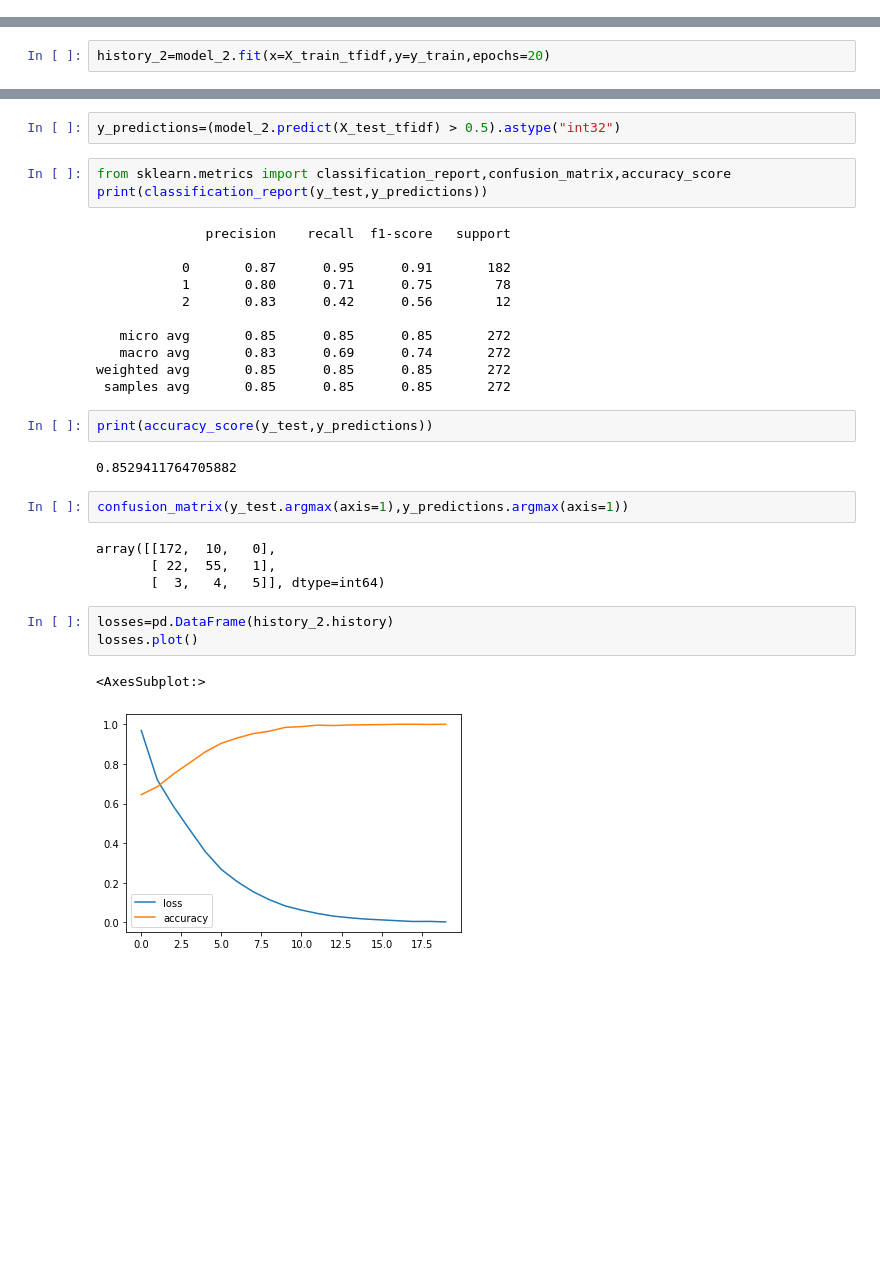
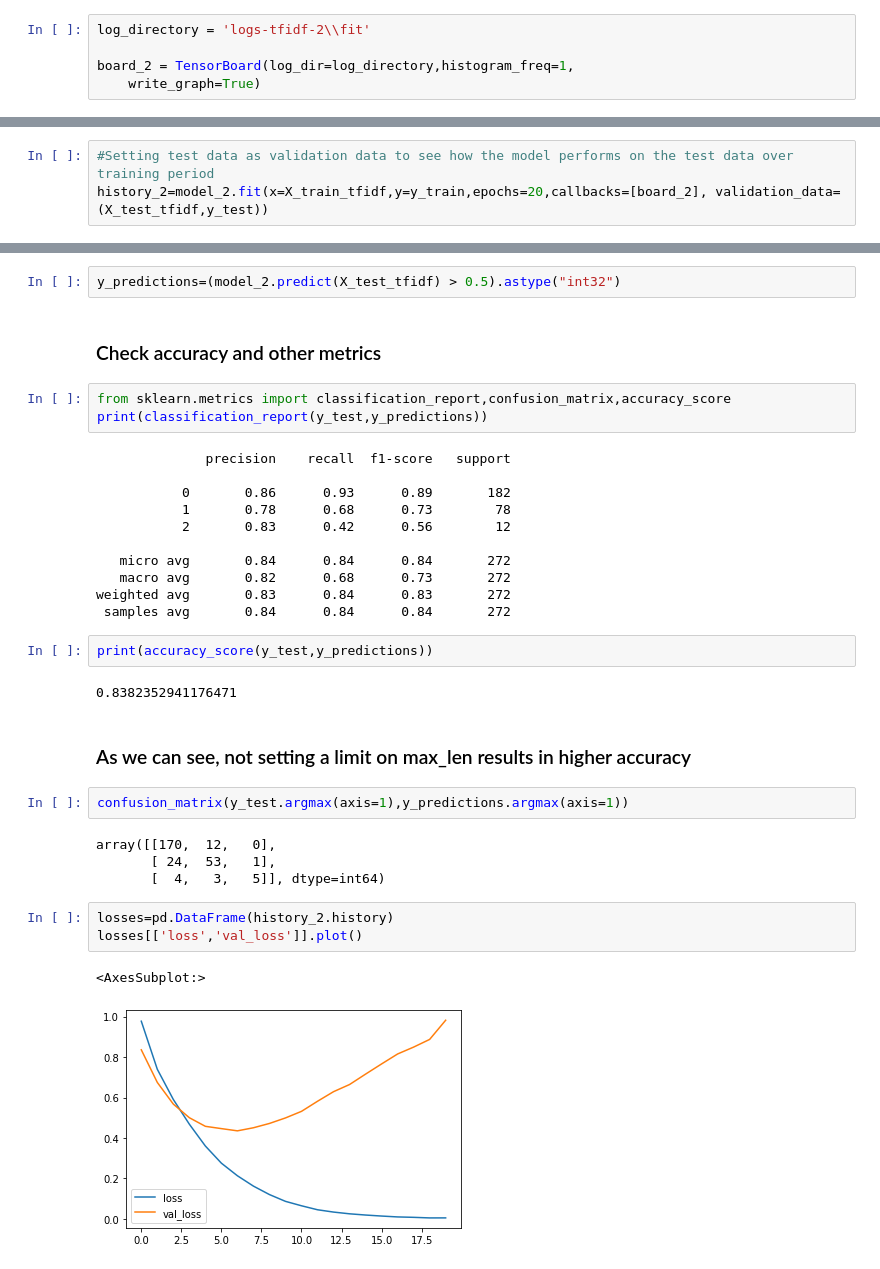
Before and after one commit to varun-pradhan-117/tweet-classification, a Jupyter notebook: tweet_notebook_tfidf.ipynb, the cells around one changed output, grey strips where cells are left out. Saved outputs shown, nothing was run; the diff lists cells and outputs as text; blank space fills up the shorter version.

```diff
--- a/tweet_notebook_tfidf.ipynb
+++ b/tweet_notebook_tfidf.ipynb
@@ -290,0 +328,5 @@ X_test_tfidf=pd.DataFrame(X_test_tfidf)
+# %%
+log_directory = 'logs-tfidf-2\\fit'
+
+board_2 = TensorBoard(log_dir=log_directory,histogram_freq=1,
+    write_graph=True)
@@ -298,5 +342,3 @@ model_2.add(Dropout(0.2))
 model_2.add(Dense(activation='relu',units=32))
 model_2.add(Dense(activation='softmax',units=3))
 model_2.compile(optimizer='rmsprop',loss='categorical_crossentropy',metrics=['accuracy'])
-# %%
-history_2=model_2.fit(x=X_train_tfidf,y=y_train,epochs=20)
@@ -320,0 +345,3 @@ Epoch 20/20
+# %%
+#Setting test data as validation data to see how the model performs on the test data over training period
+history_2=model_2.fit(x=X_train_tfidf,y=y_train,epochs=20,callbacks=[board_2], validation_data=(X_test_tfidf,y_test))
@@ -321,32 +368,36 @@ Epoch 20/20
 # %%
 y_predictions=(model_2.predict(X_test_tfidf) > 0.5).astype("int32")
+# %% [markdown]
+### Check accuracy and other metrics
 # %%
 from sklearn.metrics import classification_report,confusion_matrix,accuracy_score
 print(classification_report(y_test,y_predictions))
 # %% [output]
               precision    recall  f1-score   support
 
-           0       0.87      0.95      0.91       182
-           1       0.80      0.71      0.75        78
+           0       0.86      0.93      0.89       182
+           1       0.78      0.68      0.73        78
            2       0.83      0.42      0.56        12
 
-   micro avg       0.85      0.85      0.85       272
-   macro avg       0.83      0.69      0.74       272
-weighted avg       0.85      0.85      0.85       272
- samples avg       0.85      0.85      0.85       272
+   micro avg       0.84      0.84      0.84       272
+   macro avg       0.82      0.68      0.73       272
+weighted avg       0.83      0.84      0.83       272
+ samples avg       0.84      0.84      0.84       272
 # %%
 print(accuracy_score(y_test,y_predictions))
 # %% [output]
-0.8529411764705882
+0.8382352941176471
+# %% [markdown]
+### As we can see, not setting a limit on max_len results in higher accuracy
 # %%
 confusion_matrix(y_test.argmax(axis=1),y_predictions.argmax(axis=1))
 # %% [output]
-array([[172,  10,   0],
-       [ 22,  55,   1],
-       [  3,   4,   5]], dtype=int64)
+array([[170,  12,   0],
+       [ 24,  53,   1],
+       [  4,   3,   5]], dtype=int64)
 # %%
 losses=pd.DataFrame(history_2.history)
-losses.plot()
+losses[['loss','val_loss']].plot()
 # %% [output]
 <AxesSubplot:>
-[figure, old version]
+[figure, new version]
```
Also changed, not shown: parts of 28 cells of this notebook, 8 other files.
